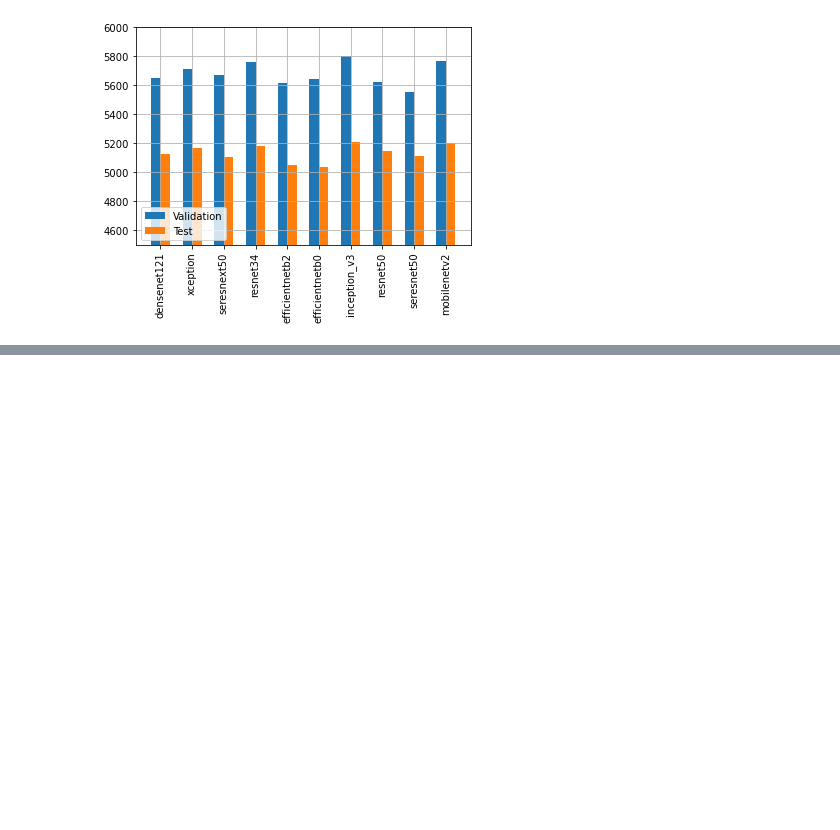
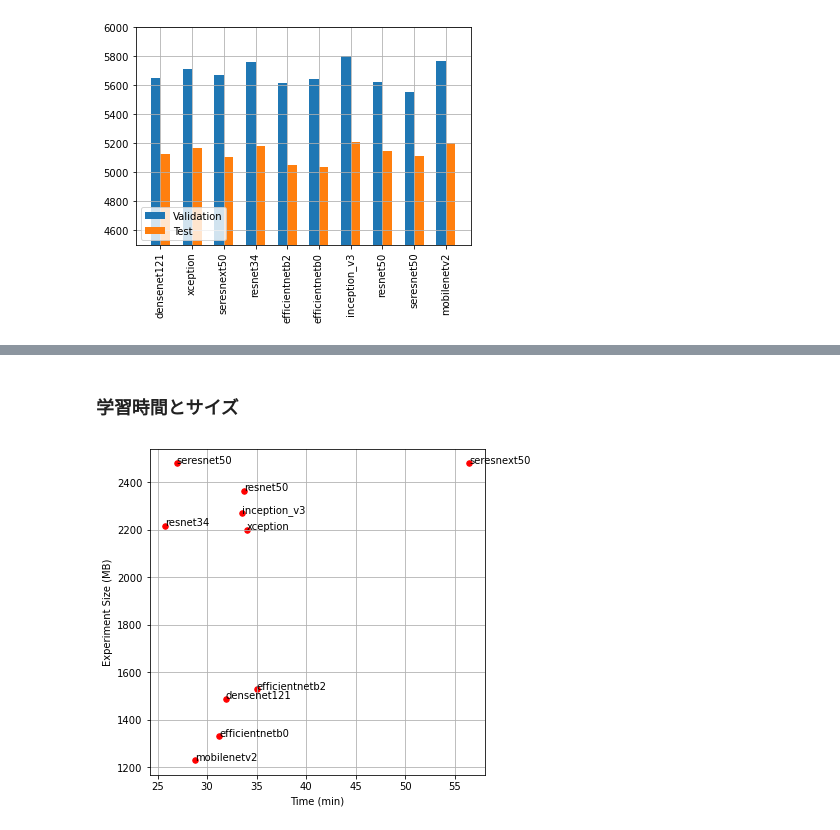
Before and after one commit to yukismd/Driverless_AI_ClientAccess, a Jupyter notebook: Experiment/dl_archtect_test_result.ipynb, the cells around one changed output, grey strips where cells are left out. Cells and saved outputs as stored; diff of their text form; code cells hidden in the pictures; blank space fills up the shorter version.

Commit message:
complete dl_archtect_test_result.ipynb

```diff
--- a/Experiment/dl_archtect_test_result.ipynb
+++ b/Experiment/dl_archtect_test_result.ipynb
@@ -162,0 +207,4 @@ plt.show()
+# %%
+df_ph = get_resultdata('dl_archtect_test/result/')
+df_ph = df_ph[df_ph['Data_Name']=='histopathology_train.zip'].reset_index(drop=True)
+df_ph.head(3)
@@ -162,0 +218,10 @@ plt.show()
+# %%
+val_score_lst = []
+test_score_lst = []
+for _, row in df_ph.iterrows():
+    #print(row['Metrics'])
+    val_score_lst.append(row['Metrics']['val_score'])
+    test_score_lst.append(row['Metrics']['test_score'])
+
+df_ph['val_score_AUC'] = val_score_lst
+df_ph['test_score_AUC'] = test_score_lst
@@ -162,0 +242,14 @@ plt.show()
+# %% [markdown]
+### 学習時間とサイズ
+# %%
+plt.figure(figsize=(6,6))
+plt.scatter(df_ph['Duration_min'], df_ph['Experiment_Size_mb'], s=30, color="red")
+plt.xlabel("Time (min)")
+plt.ylabel("Experiment Size (MB)")
+for i, label in enumerate(df_ph['Network']):
+    plt.annotate(label, (df_ph['Duration_min'][i], df_ph['Experiment_Size_mb'][i]))
+plt.grid(True)
+
+plt.show()
+# %% [output]
+[figure, added]
```
Also changed, not shown: parts of 26 cells of this notebook.
